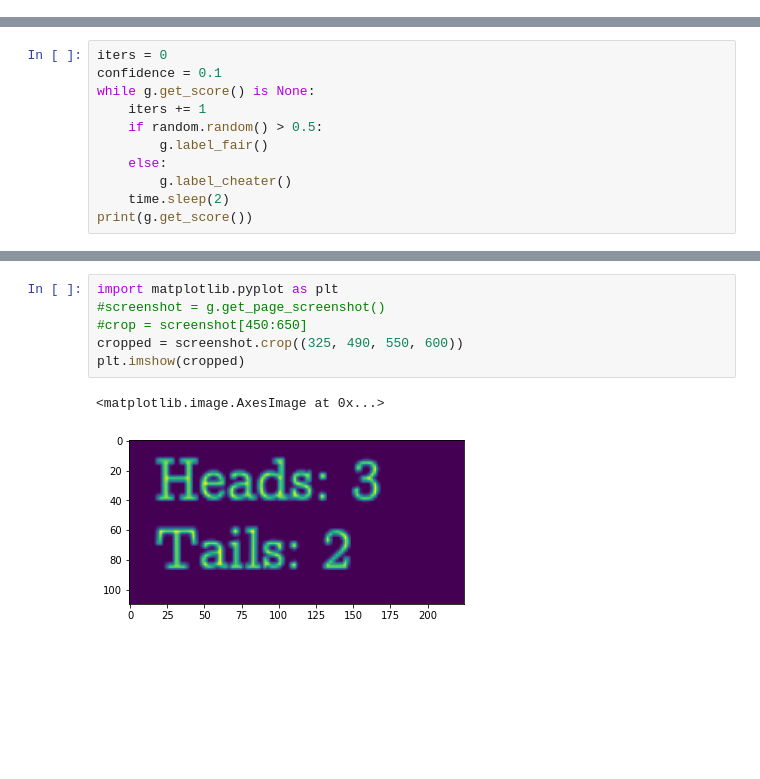
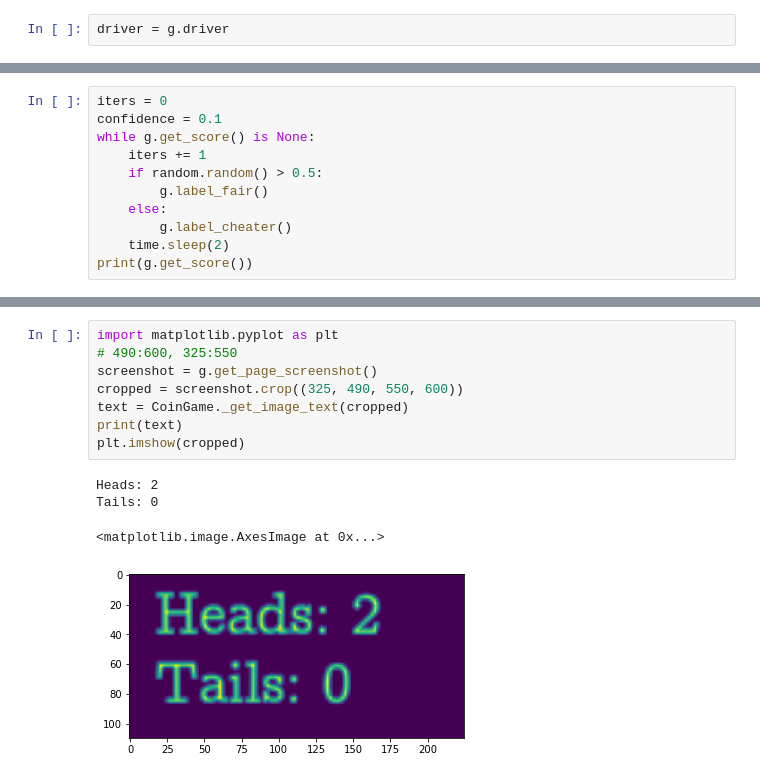
Before and after one commit to albertaillet/Primer_game, a Jupyter notebook: strategies.ipynb, the cells around one changed output, grey strips where cells are left out. Saved outputs shown, nothing was run; the diff lists cells and outputs as text; blank space fills up the shorter version.

Commit message:
added better handling of screenshots

```diff
--- a/strategies.ipynb
+++ b/strategies.ipynb
@@ -4,3 +3,5 @@ from game import CoinGaime
+# %%
+driver = g.driver
 # %% [markdown]
 Cheaters are only biased against heads!
 # %%
@@ -154,9 +198,13 @@ cropped = screenshot.crop((490, 550, 325, 600)) # 245 ms ± 22.7 ms per loop (me
 # %%
 import matplotlib.pyplot as plt
-#screenshot = g.get_page_screenshot()
-#crop = screenshot[450:650]
+# 490:600, 325:550
+screenshot = g.get_page_screenshot()
 cropped = screenshot.crop((325, 490, 550, 600))
+text = CoinGame._get_image_text(cropped)
+print(text)
 plt.imshow(cropped)
 # %% [output]
-<matplotlib.image.AxesImage at 0x...>
+Heads: 2
+Tails: 0
+<matplotlib.image.AxesImage at 0x...>
-[figure, old version]
+[figure, new version]
```
Also changed, not shown: parts of 4 cells of this notebook, 1 other file.
